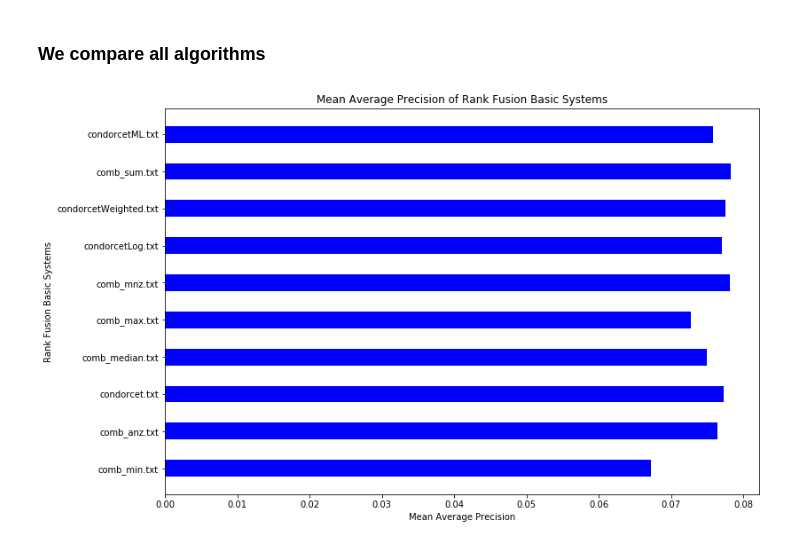
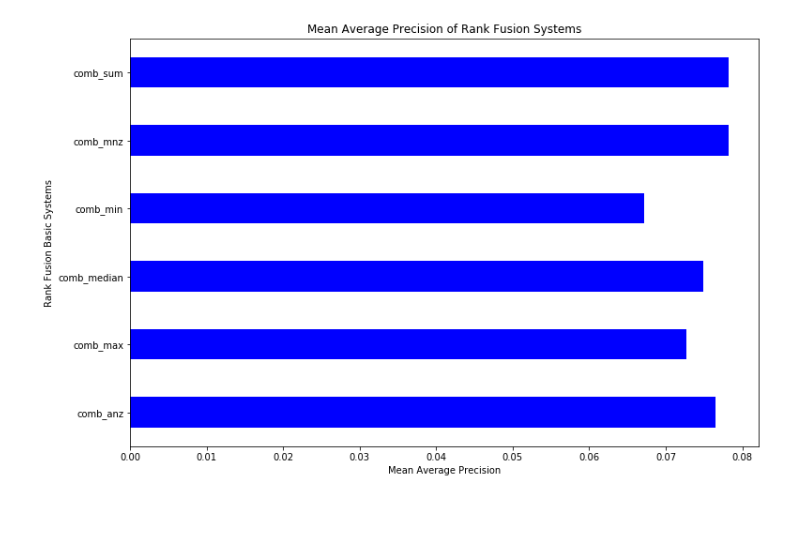
Before and after one commit to ADALSolutions/irproject, a Jupyter notebook: PlotCompareMAP.ipynb, the cells around one changed output. Saved outputs shown, nothing was run; the diff lists cells and outputs as text; code cells hidden in the pictures; blank space fills up the shorter version.

```diff
--- a/PlotCompareMAP.ipynb
+++ b/PlotCompareMAP.ipynb
@@ -17,0 +21,23 @@ path_to_pool = "C:\\Users\\DavideDP\\AnacondaProjects\\Project\\terrier-core-4.2
+# %%
+def plot_hMap(map_dic, rf_list):
+    y = {}
+
+    for cl in rf_list:
+        y[cl] = list()
+    for cl in rf_list:
+        y[cl].append(map_dic[cl])
+
+    width = 0.45
+    ind = np.arange(1,len(rf_list)+1)
+    colors = ["r","g", "b", "c", "k", "y"]
+    plt.rcParams["figure.figsize"] = [12, 8]
+    plt.xlabel('Mean Average Precision')
+    plt.ylabel('Rank Fusion Basic Systems')
+    plt.title('Mean Average Precision of Rank Fusion Systems')
+    pp = []
+    for i in range(len(rf_list)):
+        pp.append(y[rf_list[i]][0])
+
+    plt.barh(ind, pp, width, color='b', align='center')
+    plt.yticks(ind, [s.replace(".txt","") for s in combList])
+    plt.show()
@@ -19,4 +47,4 @@ path_to_pool = "C:\\Users\\DavideDP\\AnacondaProjects\\Project\\terrier-core-4.2
 path = "C:\\Users\\alvis\\Desktop\\Reperimento_dell_Informazione\\Project\\temp"
 dir_comb = "comb"
 dir_w = "weights"
-www = findWeights(path, dir_comb, dir_w,exist=False)
+map_dic = findWeights(path, dir_comb, dir_w,exist=False)
@@ -164,26 +51,5 @@ plt.show()
-# %% [markdown]
-### We compare all algorithms
-# %%
-import matplotlib.pyplot as plt
-%matplotlib inline
-plt.rcParams["figure.figsize"]=[12,8]
-
-#plt.xlabel(' Number of randomly chosen input systems')
-#plt.ylabel('Mean Average Precision')
-#plt.title('TREC 5: combining random sets of systems')
-#plt.plot(x,y1,'r--',x,y2,'g--',x,y3,'b--',x,y4,'y--')
-#plt.legend(["Condorcet","Condorcet Pesato","Comb MNZ","Comb Median"])
-#plt.show()
-
-#ind = np.arange(1,len(reg_coef)+1)  # the x locations for the groups
-width = 0.45       # the width of the bars
-ind = np.arange(1,len(www.values())+1)
-plt.barh(ind, www.values(), width, color='b', align='center')
-plt.xlabel('Mean Average Precision')
-#plt.xticks(ind, www.keys())
-plt.yticks(ind, www.keys())
-plt.ylabel('Rank Fusion Basic Systems')
-plt.title('Mean Average Precision of Rank Fusion Basic Systems')
-plt.show()
-# %% [output]
-[figure, removed]
+# %%
+combList = "comb_anz.txt", "comb_max.txt", "comb_median.txt", "comb_min.txt", "comb_mnz.txt", "comb_sum.txt"
+plot_hMap(map_dic, combList)
+# %% [output]
+[figure, added]
```
Also changed, not shown: parts of 16 cells of this notebook, 10 other files.
